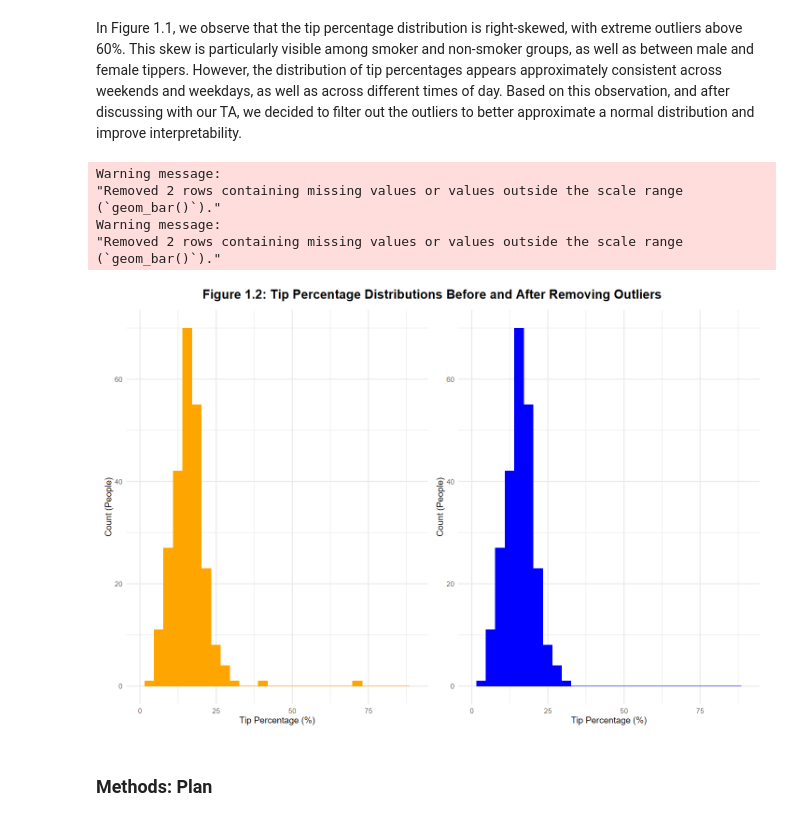
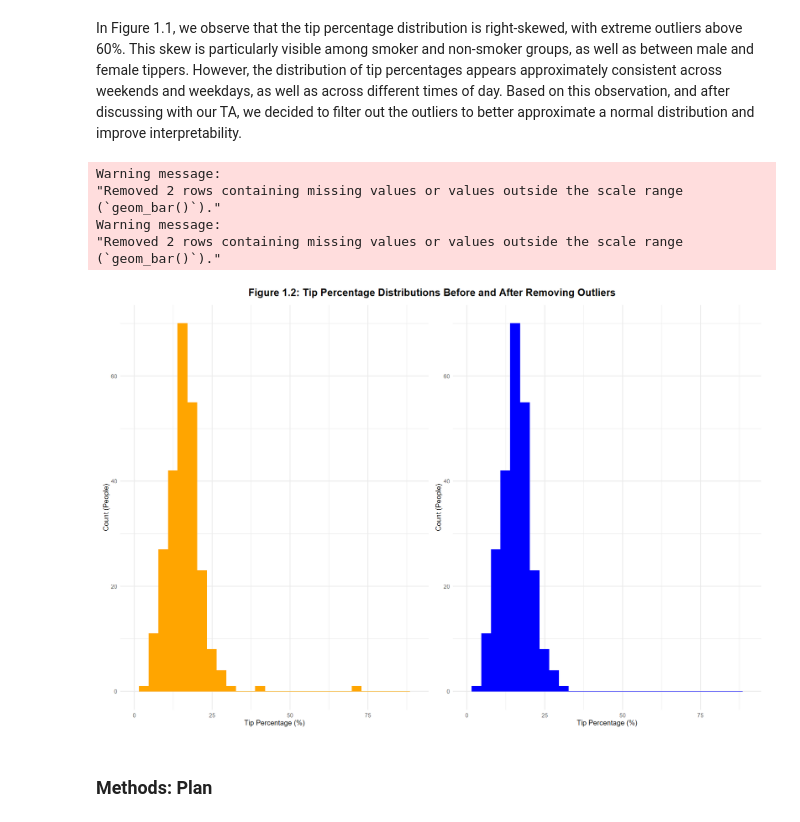
Before and after one commit to lllexiliang/stat301-final-project, a Jupyter notebook: final_project.ipynb, the cells around one changed output. Saved outputs shown, nothing was run; the diff lists cells and outputs as text; code cells hidden in the pictures.

Commit message:
All figures same size, redid interpretation of model results with the inclusion of 3 variables.

```diff
--- a/final_project.ipynb
+++ b/final_project.ipynb
@@ -260,7 +260,7 @@ In Figure 1.1, we observe that the tip percentage distribution is right-skewed,
 # Developer: Tara
 # Contributor: Piyush, Dominique, Lexi
 
-options(repr.plot.width = 12, repr.plot.height = 8)
+options(repr.plot.width = 15, repr.plot.height = 10)
 # looking at the distribution of the raw data to identify extreme outliers
 outlier_plot <- ggplot(tip, aes(x = tip_pct)) +
     geom_histogram(bins = 30, fill = "orange") +
@@ -274,34 +274,34 @@ mean_tip <- mean(tip$tip_pct)
 sd_tip <- sd(tip$tip_pct)
 upper_bound <- mean_tip + 3 * sd_tip
 lower_bound <- mean_tip - 3 * sd_tip
 
 # creating a new subset with filtered outliers
 tip <- subset(tip, tip_pct <= upper_bound & tip_pct >= lower_bound)
 
 # creating a histogram of tip percentage after removing outliers
 remove_outlier_plot <- ggplot(tip, aes(x = tip_pct)) +
     geom_histogram(bins = 30, fill = "blue") +
     labs(x = "Tip Percentage (%)", y = "Count (People)") +
     theme_minimal() +
     xlim(0, 90) +
     ylim(0, 70)
 
 # combining the original plot with the updated plot
 combined_plots <- (outlier_plot + remove_outlier_plot) +
     plot_annotation(
         title = "Figure 1.2: Tip Percentage Distributions Before and After Removing Outliers",
         theme = theme(plot.title = element_text(size = 16, face = "bold", hjust = 0.5))
     )
 
 combined_plots
 # %% [output]
 Warning message:
 "Removed 2 rows containing missing values or values outside the scale range
 (`geom_bar()`)."
 Warning message:
 "Removed 2 rows containing missing values or values outside the scale range
 (`geom_bar()`)."
-[figure, old version]
+[figure, new version]
 # %% [markdown]
 ### **Methods: Plan**
 # %% [markdown]
```
Also changed, not shown: parts of 5 cells of this notebook.
